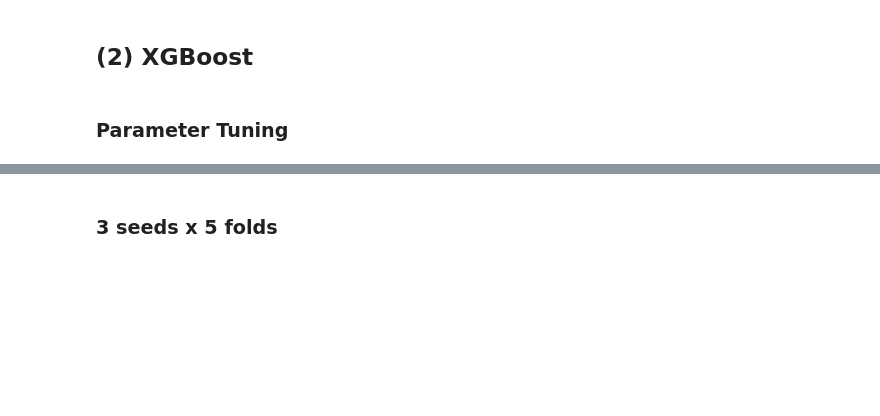
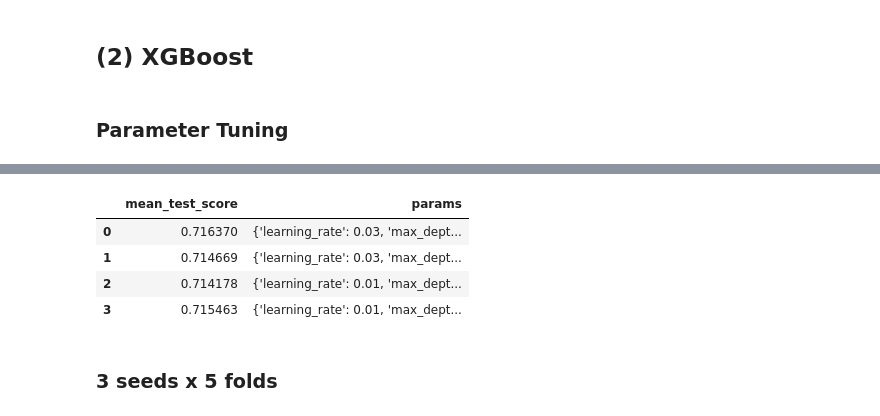
Before and after one commit to AIdward/predict-card-delay-users, a Jupyter notebook: 0513.ipynb, the cells around one changed output, grey strips where cells are left out. Saved outputs shown, nothing was run; the diff lists cells and outputs as text; code cells hidden in the pictures; blank space fills up the shorter version.

```diff
--- a/0513.ipynb
+++ b/0513.ipynb
@@ -41,6 +116,7 @@ sample_submission = pd.read_csv('data/sample_submission.csv')
 # %%
 object_col = []
-for col in train.columns:
-    if (train[col].dtype == 'O'):
-        object_col.append(col)
+for col in train_noh.columns:
+    if train_noh[col].dtype == 'object':
+        train_noh[col] = train_noh[col].astype('category')
+        test_noh[col] = test_noh[col].astype('category')
 # %%
@@ -280,5 +207,9 @@ for m in lgbmodels_list:
     lgb_preds += lgb_preds_proba/15
 # %% [markdown]
 ## (2) XGBoost
+# %%
+train_x = train_oh.drop(['credit'], axis=1)
+train_y = train_oh['credit']
+test_x = test_oh.copy()
 # %% [markdown]
 ### Parameter Tuning
@@ -298,0 +286,11 @@ hr_grid_df.loc[:, ['mean_test_score', "params"]]
+# %%
+%%time
+params = {'learning_rate':[0.02, 0.01, 0.006],
+          'max_depth': [30] # 튜닝할 파라미터 삽입
+            }
+xgb_clf = XGBClassifier(n_estimators=100, min_child_weight=2,
+                        colsample_bytree=0.8, colsample_bylevel=0.8, subsample=0.8, tree_method='gpu_hist',
+                        num_class=3, objective='multiclass', n_jobs=-1)
+
+grid_cv = GridSearchCV(xgb_clf, param_grid=params, cv=3, n_jobs=-1, verbose=300)
+grid_cv.fit(train_x, train_y)
@@ -298,0 +340,11 @@ hr_grid_df.loc[:, ['mean_test_score', "params"]]
+# %%
+%%time
+params = {'learning_rate':[0.03, 0.01],
+          'max_depth': [18, 23] # 튜닝할 파라미터 삽입
+            }
+xgb_clf = XGBClassifier(n_estimators=100, min_child_weight=2,
+                        colsample_bytree=0.8, colsample_bylevel=0.8, subsample=0.8, tree_method='gpu_hist',
+                        num_class=3, objective='multiclass', n_jobs=-1)
+
+grid_cv = GridSearchCV(xgb_clf, param_grid=params, cv=3, n_jobs=-1, verbose=300)
+grid_cv.fit(train_x, train_y)
@@ -299,3 +389,12 @@ hr_grid_df.loc[:, ['mean_test_score', "params"]]
+# %%
+hr_grid_df = pd.DataFrame(grid_cv.cv_results_)
+hr_grid_df.loc[:, ['mean_test_score', "params"]]
+# %% [output]
+|  | mean_test_score | params |
+| 0 | 0.716370 | {'learning_rate': 0.03, 'max_dept... |
+| 1 | 0.714669 | {'learning_rate': 0.03, 'max_dept... |
+| 2 | 0.714178 | {'learning_rate': 0.01, 'max_dept... |
+| 3 | 0.715463 | {'learning_rate': 0.01, 'max_dept... |
 # %% [markdown]
 ### 3 seeds x 5 folds
 # %%
```
Also changed, not shown: parts of 31 cells of this notebook.
